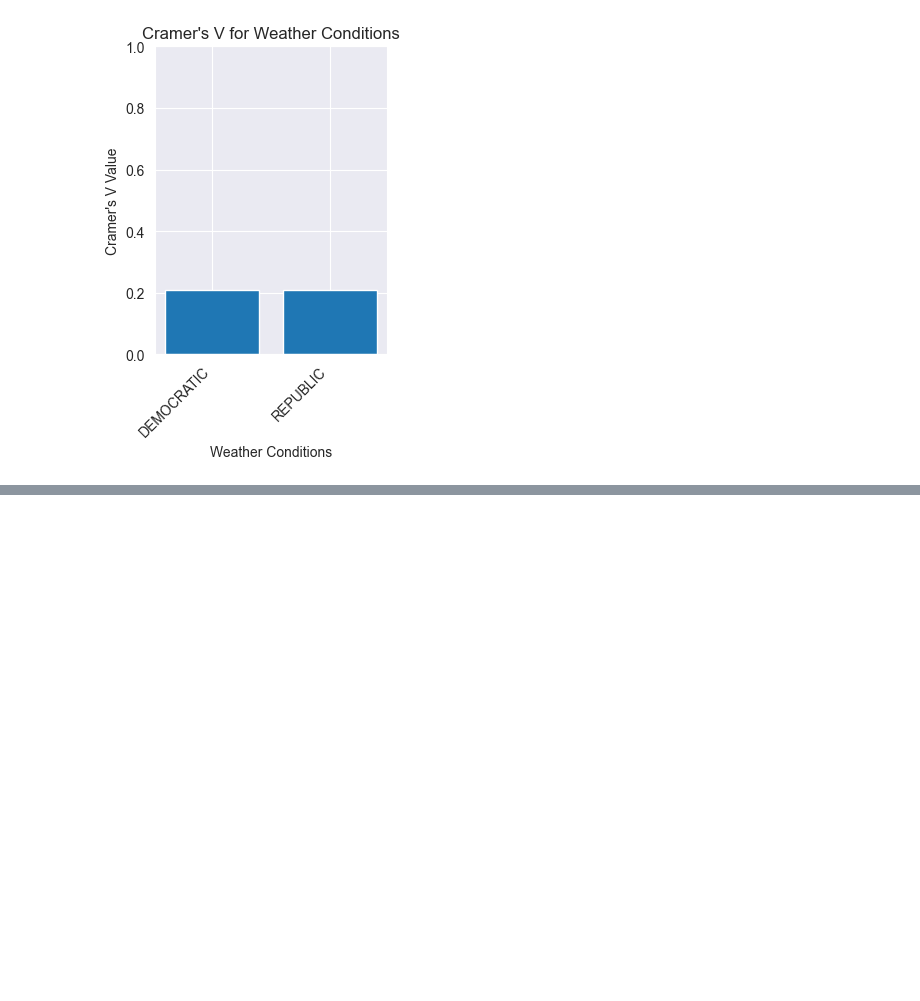
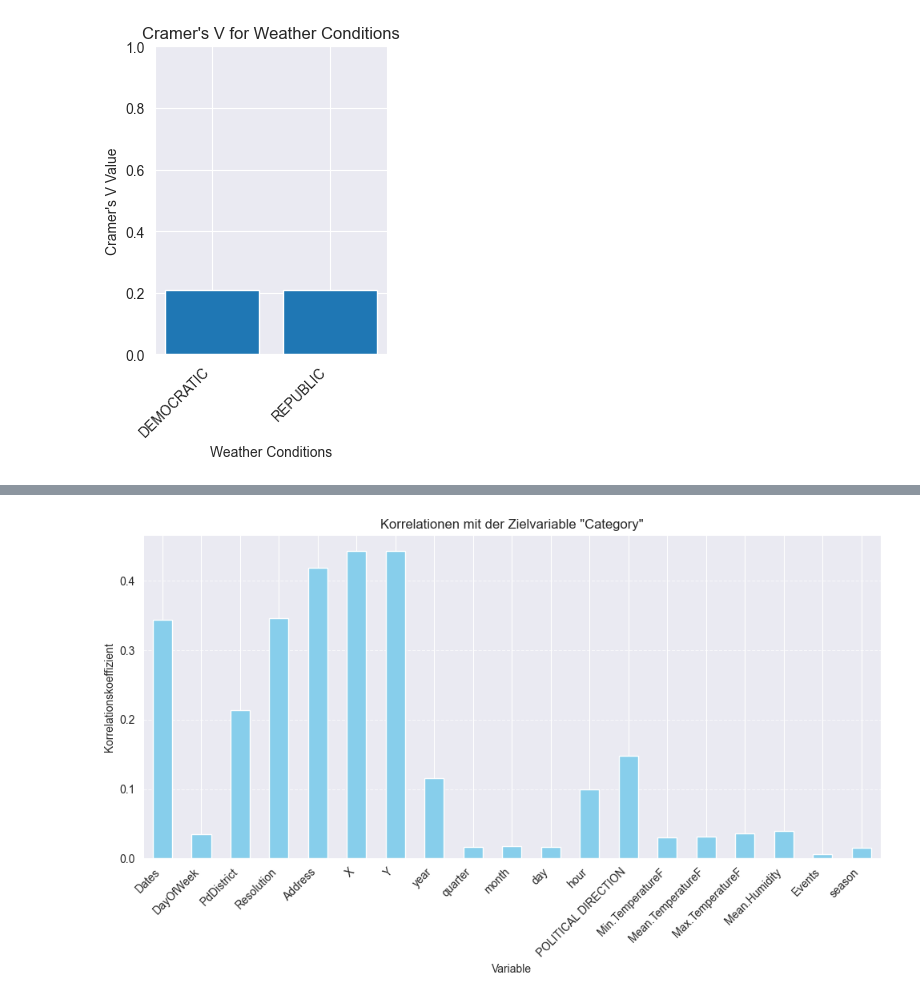
Before and after one commit to HassanAlhawari1998/SF-CrimePredict, a Jupyter notebook: feature_selects.ipynb, the cells around one changed output, grey strips where cells are left out. Cells and saved outputs as stored; diff of their text form; code cells hidden in the pictures; blank space fills up the shorter version.

Commit message:
correlationsmatrix for all variables

```diff
--- a/feature_selects.ipynb
+++ b/feature_selects.ipynb
@@ -2,7 +2,7 @@
 import pandas as pd
 
 pd.options.mode.chained_assignment = None
-file_path = "preprocessed_data.csv"
+file_path = "Dataset/preprocessed_data.csv"
 # read csv
 df = pd.read_csv(file_path)
 crimes_we_need = ["LARCENY/THEFT", "ASSAULT", "DRUG/NARCOTIC", "VEHICLE THEFT", "BURGLARY"]
@@ -56,7 +56,7 @@ filter_df
 
 #weather_file_path = "C:/Users/HassanAlhawari/OneDrive - JAEMACOM GmbH/Desktop/sf-crime/weather_sanfrancisco.csv"
 
-weather_file_path = "weather_sanfrancisco_filtered.csv"
+weather_file_path = "Dataset/weather_sanfrancisco_filtered.csv"
 
 weather_df = pd.read_csv(weather_file_path)
 weather_df['Date'] = pd.to_datetime(weather_df['Date'], infer_datetime_format=True)
@@ -326,3 +326,30 @@ plt.title("Cramer's V for Weather Conditions")
 plt.show()
 # %% [output]
 [figure]
+# %%
+def cramers_v(x, y):
+    confusion_matrix = pd.crosstab(x, y)
+    chi2 = chi2_contingency(confusion_matrix)[0]
+    print(chi2)
+    n = confusion_matrix.sum().sum()
+    phi2 = chi2 / n
+    r, k = confusion_matrix.shape
+    print(r)
+    print(k)
+    phi2corr = max(0, phi2 - ((k - 1) * (r - 1)) / (n - 1))
+    rcorr = r - ((r - 1) ** 2) / (n - 1)
+    kcorr = k - ((k - 1) ** 2) / (n - 1)
+    return np.sqrt(phi2corr / min((kcorr - 1), (rcorr - 1)))
+
+def correlation_with_target(df, target):
+    correlations = {}
+    for col in df.columns:
+        if (col != target) & (col != "Descript"):
+            correlation = cramers_v(df[target], df[col])
+            correlations[col] = correlation
+    return pd.Series(correlations)
+
+
+target_variable = 'Category'
+correlations_with_target = correlation_with_target(filter_df, target_variable)
+print(correlations_with_target)
@@ -329,3 +374,16 @@ plt.show()
+# %%
+
+plt.figure(figsize=(10, 6))
+correlations_with_target.plot(kind='bar', color='skyblue')
+plt.title('Korrelationen mit der Zielvariable "Category"')
+plt.xlabel('Variable')
+plt.ylabel('Korrelationskoeffizient')
+plt.xticks(rotation=45, ha='right')
+plt.grid(axis='y', linestyle='--', alpha=0.7)
+plt.tight_layout()
+plt.show()
+# %% [output]
+[figure, added]
 # %%
 filter_df.to_csv('train_with_feature.csv',index=False)
 # %%
```
Also changed, not shown: parts of 1 cell of this notebook, 1 other file.
